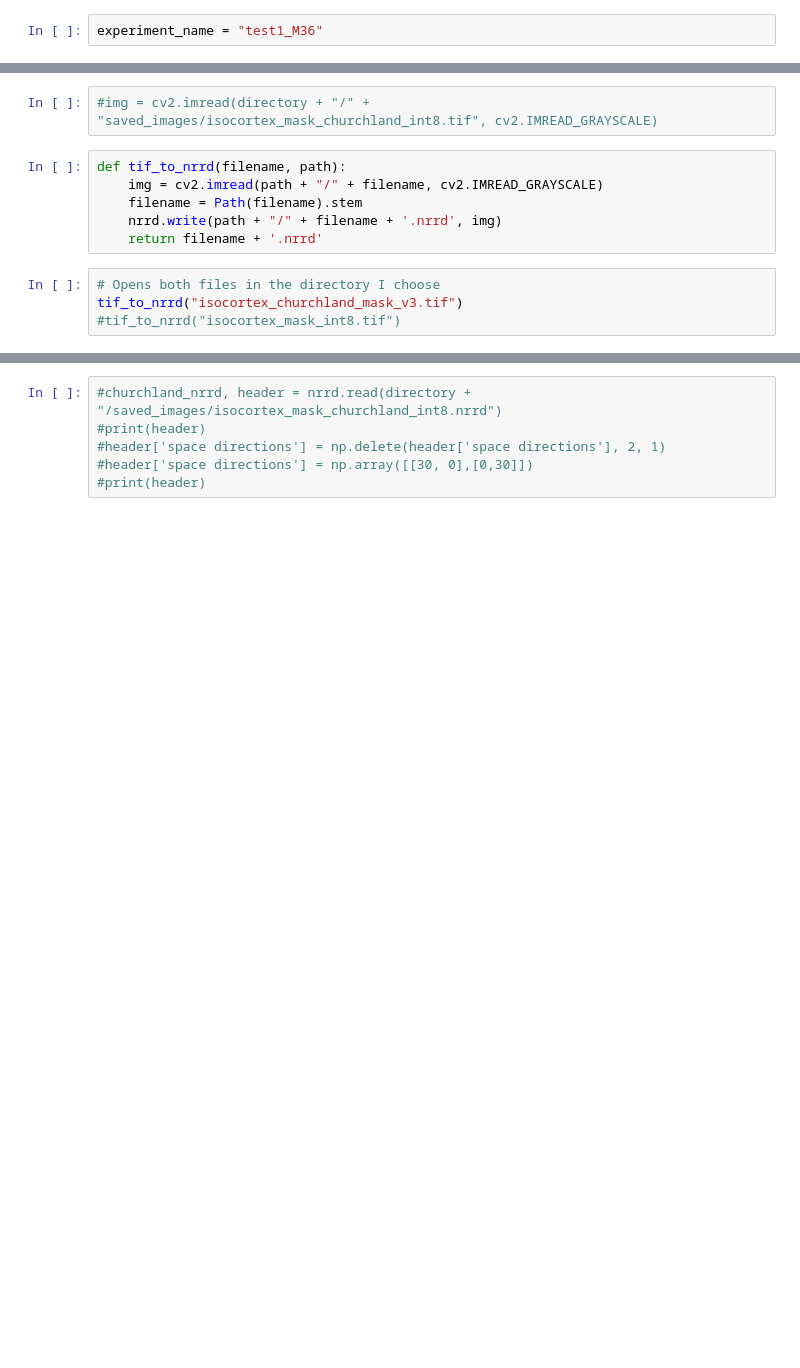
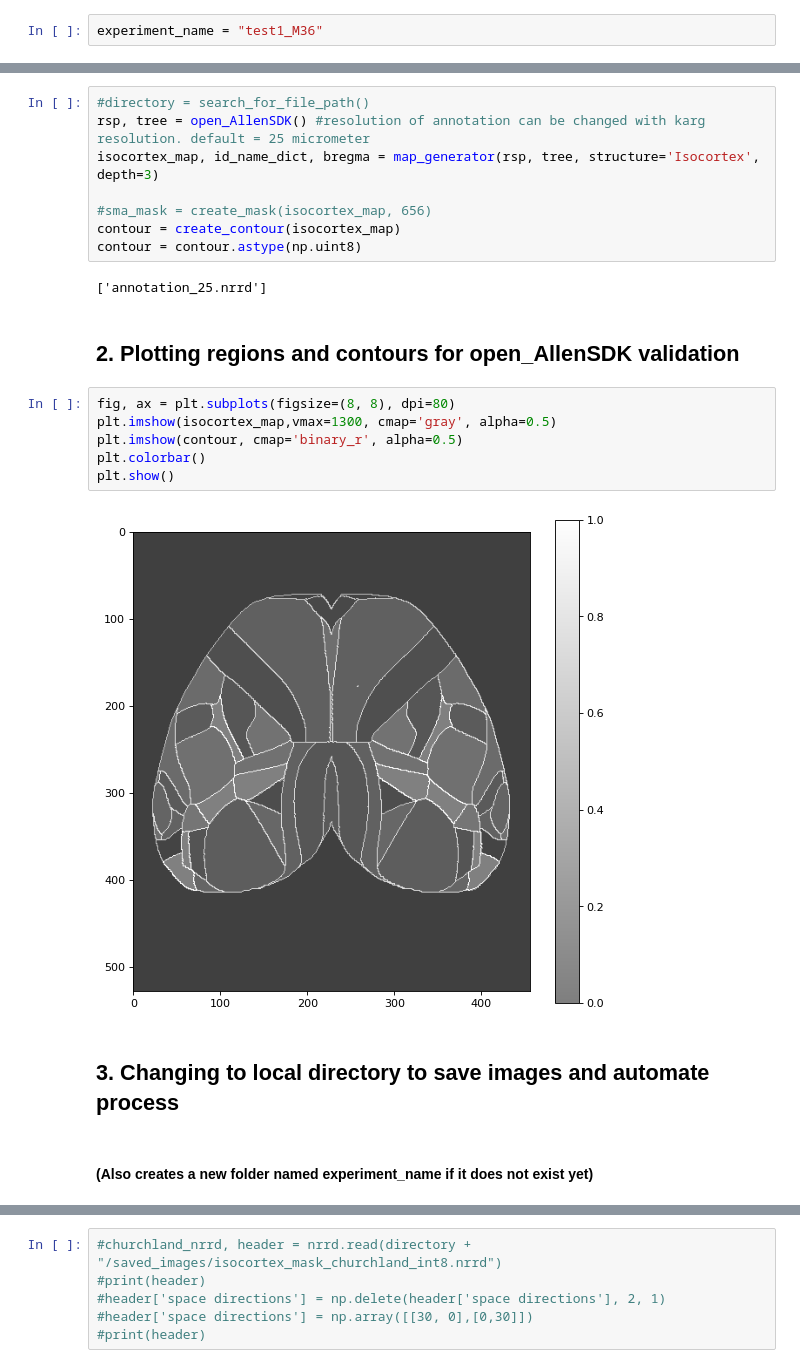
Before and after one commit to vincentpiano123/Atlas, a Jupyter notebook: Jupyter_T&E.ipynb, the cells around one changed output, grey strips where cells are left out. Drawn from its saved outputs; the diff is of its cells as text; blank space fills up the shorter version.

```diff
--- a/Jupyter_T&E.ipynb
+++ b/Jupyter_T&E.ipynb
@@ -176,12 +26,24 @@ contour_ants = ants.image_read(directory + "/saved_images/contour.nrrd")
-# %%
-#img = cv2.imread(directory + "/" + "saved_images/isocortex_mask_churchland_int8.tif", cv2.IMREAD_GRAYSCALE)
-# %%
-def tif_to_nrrd(filename, path):
-    img = cv2.imread(path + "/" + filename, cv2.IMREAD_GRAYSCALE)
-    filename = Path(filename).stem
-    nrrd.write(path + "/" + filename + '.nrrd', img)
-    return filename + '.nrrd'
-# %%
-# Opens both files in the directory I choose
-tif_to_nrrd("isocortex_churchland_mask_v3.tif")
-#tif_to_nrrd("isocortex_mask_int8.tif")
+# %%
+#directory = search_for_file_path()
+rsp, tree = open_AllenSDK() #resolution of annotation can be changed with karg resolution. default = 25 micrometer
+isocortex_map, id_name_dict, bregma = map_generator(rsp, tree, structure='Isocortex', depth=3)
+
+#sma_mask = create_mask(isocortex_map, 656)
+contour = create_contour(isocortex_map)
+contour = contour.astype(np.uint8)
+# %% [output]
+['annotation_25.nrrd']
+# %% [markdown]
+## 2. Plotting regions and contours for open_AllenSDK validation
+# %%
+fig, ax = plt.subplots(figsize=(8, 8), dpi=80)
+plt.imshow(isocortex_map,vmax=1300, cmap='gray', alpha=0.5)
+plt.imshow(contour, cmap='binary_r', alpha=0.5)
+plt.colorbar()
+plt.show()
+# %% [output]
+[figure, added]
+# %% [markdown]
+## 3. Changing to local directory to save images and automate process
+# %% [markdown]
+#### (Also creates a new folder named experiment_name if it does not exist yet)
```
Also changed, not shown: parts of 74 cells of this notebook, 3 other files.
